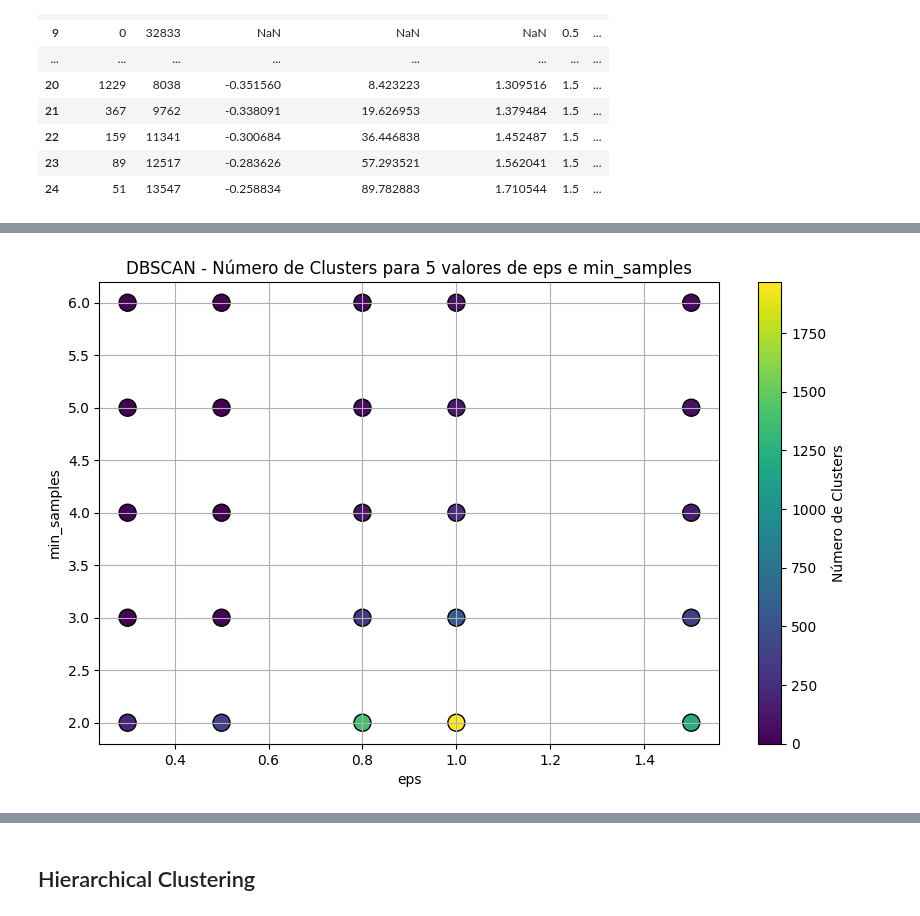
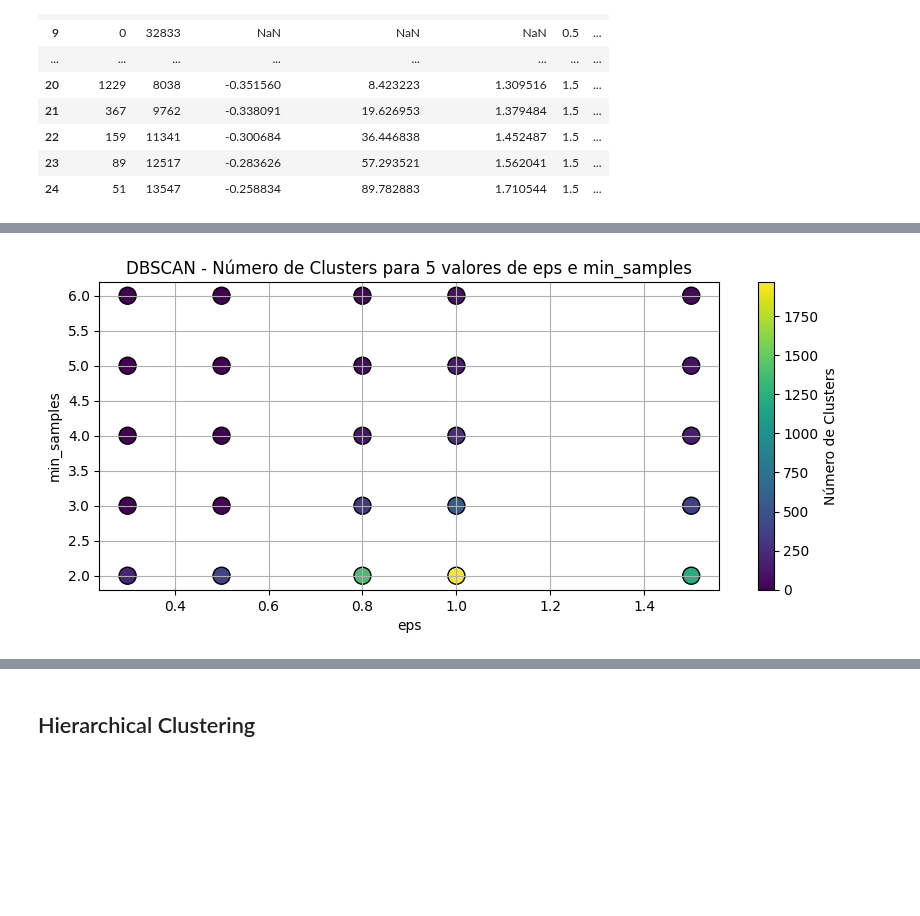
Before and after one commit to JoseEdSouza/machine-learning-works, a Jupyter notebook: spotify/eda.ipynb, the cells around one changed output, grey strips where cells are left out. Drawn from its saved outputs; the diff is of its cells as text; code cells hidden in the pictures; blank space fills up the shorter version.

```diff
--- a/spotify/eda.ipynb
+++ b/spotify/eda.ipynb
@@ -483,21 +483,21 @@ plot_heatmap("davies_bouldin_score", cmap="coolwarm")
 # %%
-plt.figure(figsize=(10, 6))
+plt.figure(figsize=(10, 4))
 scatter = plt.scatter(
     df_results["eps"],
     df_results["min_samples"],
     c=df_results["n_clusters"],
     cmap="viridis",
     s=150,
     edgecolor="black",
 )
 plt.colorbar(scatter, label="Número de Clusters")
 plt.xlabel("eps")
 plt.ylabel("min_samples")
 plt.title("DBSCAN - Número de Clusters para 5 valores de eps e min_samples")
 plt.grid(True)
 plt.show()
 # %% [output]
-[figure, old version]
+[figure, new version]
 # %%
 dbscan = DBSCAN(eps=0.8, min_samples=3).fit(X_scaled)
 labels = dbscan.labels_
```
Also changed, not shown: parts of 13 cells of this notebook.
